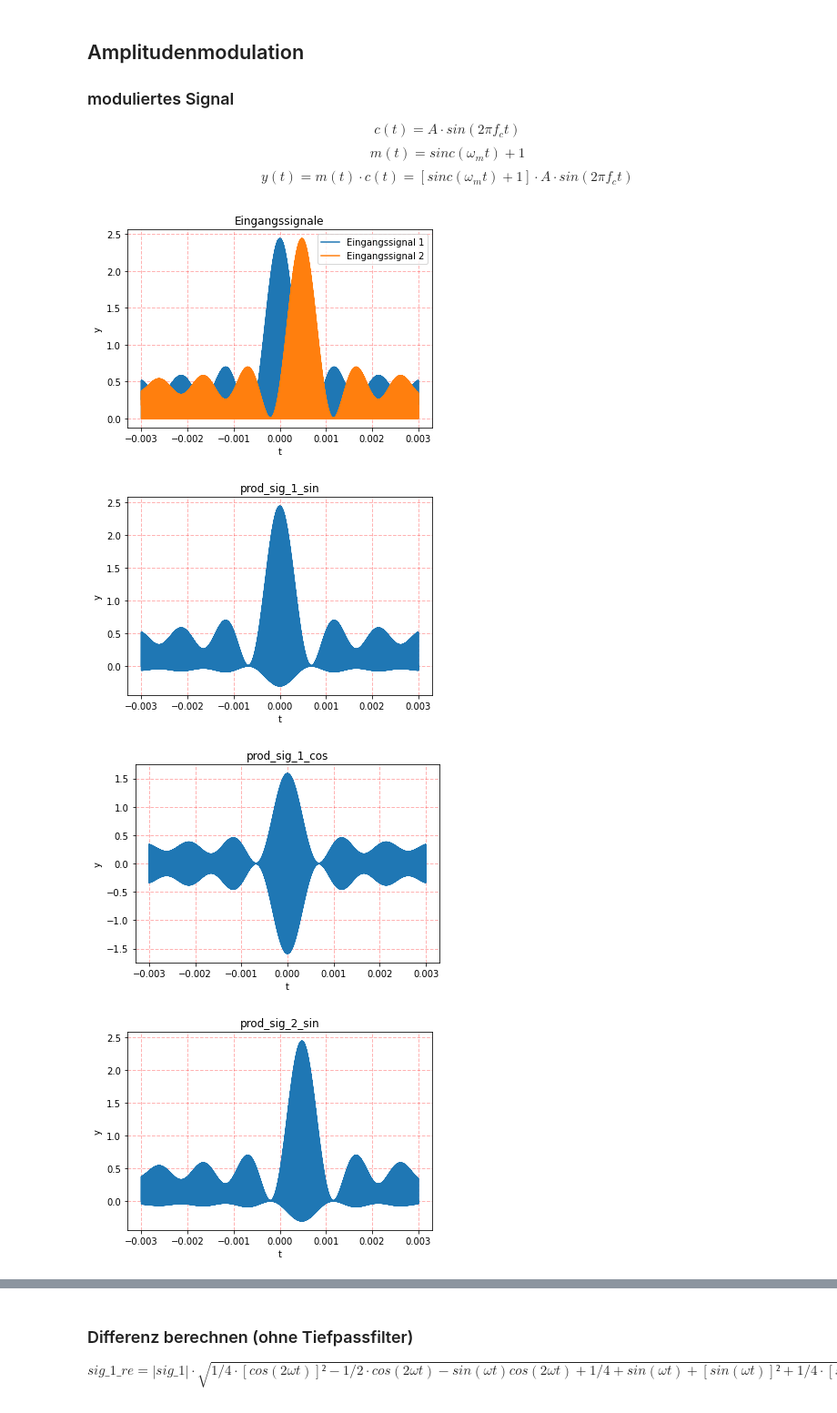
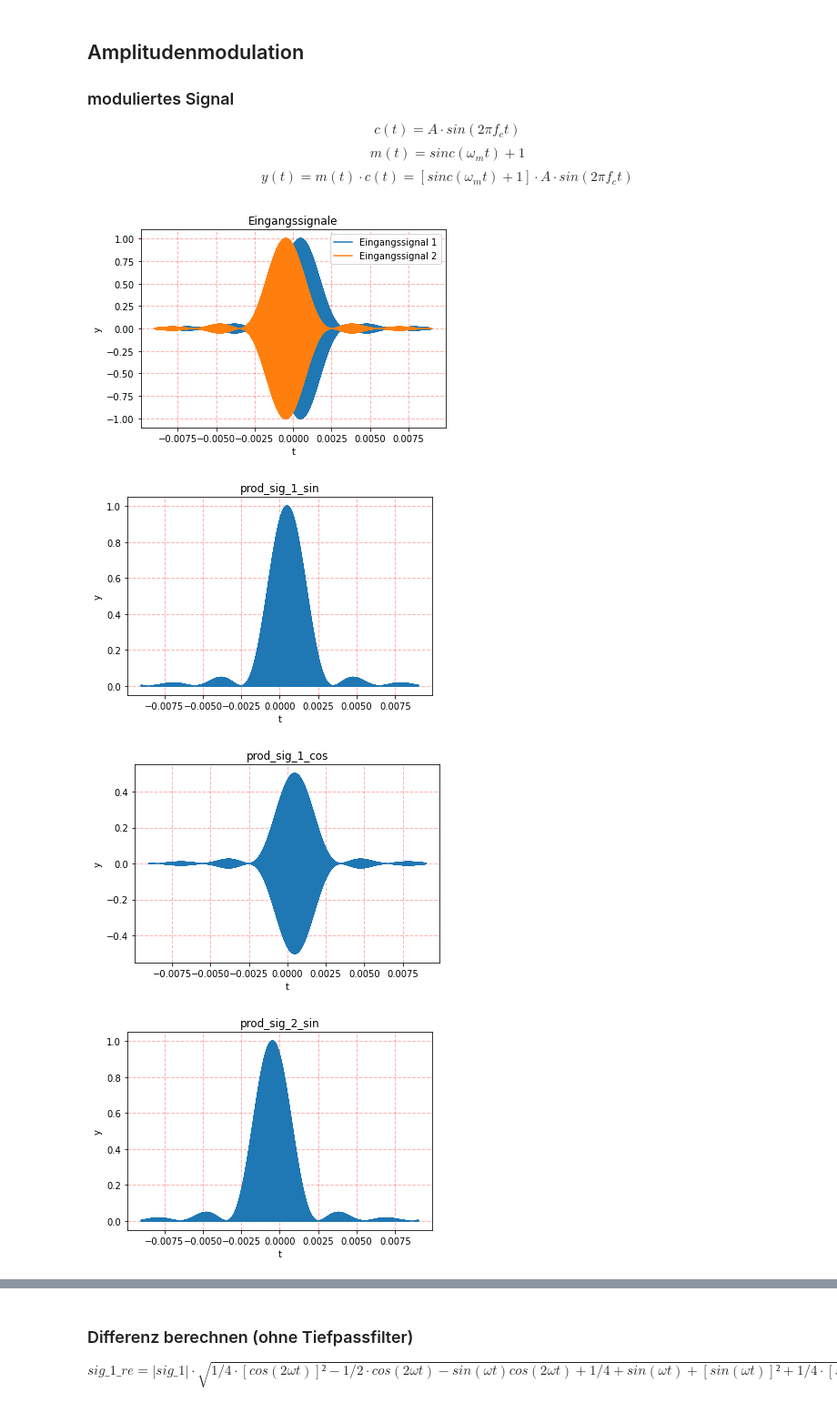
Before and after one commit to QidiLiu/Simulation_LIA, a Jupyter notebook: Simulation_LIA.ipynb, the cells around one changed output, grey strips where cells are left out. Shown at 91% size. Cells and saved outputs as stored; diff of their text form; code cells hidden in the pictures.

```diff
--- a/Simulation_LIA.ipynb
+++ b/Simulation_LIA.ipynb
@@ -35,40 +35,42 @@ T = 1/freq
 # Modulationssignal
 T_m = 0.003 # "Periode" der Sinc-funktion
 omega_m = 2*np.pi * (1/T_m)
-verschob_phase = -1
+verschob_phase = 1
 
 # Parameter von Sample
 freq_sample = 125000000
 step = 1/freq_sample
 
 #----------------------------------
 # Moduliertes Signal
 #----------------------------------
-t = np.arange(-T_m, T_m, step) # Sample
-sig_1 = (np.sinc(omega_m*t)+0.22) * (np.sin(2*np.pi*freq*t)+1)
-sig_2 = (np.sinc(omega_m*t + verschob_phase)+0.22) * (np.sin(2*np.pi*freq*t)+1) # moduliertes Signal mit verschoben Phasen
+t = np.arange(-3*T_m, 3*T_m, step) # Sample
+z1 = omega_m*t - verschob_phase
+z2 = omega_m*t + verschob_phase
+sig_1 = 1* (np.sin(z1/2)/(z1/2))**2 * np.sin(2*np.pi*freq*t)
+sig_2 = (np.sin(z2/2)/(z2/2))**2 * np.sin(2*np.pi*freq*t) # moduliertes Signal mit verschoben Phasen
 plt.plot(t, sig_1, label='Eingangssignal 1')
 plt.plot(t, sig_2, label='Eingangssignal 2')
 plt.grid(color='r', linestyle='--', linewidth=1,alpha=0.3)
 plt.xlabel('t')
 plt.ylabel('y')
 plt.legend()
 plt.title('Eingangssignale')
 plt.show()
 
 #----------------------------------
 # Mixer
 #----------------------------------
 prod_sig_1_sin = sig_1 * np.sin(omega*t)
 prod_sig_1_cos = sig_1 * np.cos(omega*t)
 prod_sig_2_sin = sig_2 * np.sin(omega*t)
 prod_sig_2_cos = sig_2 * np.cos(omega*t)
 plot_sig(prod_sig_1_sin, 'prod_sig_1_sin')
 plot_sig(prod_sig_1_cos, 'prod_sig_1_cos')
 plot_sig(prod_sig_2_sin, 'prod_sig_2_sin')
 plot_sig(prod_sig_2_cos, 'prod_sig_2_cos')
 # %% [output]
-[figure, old version]
+[figure, new version]
-[figure, old version]
+[figure, new version]
-[figure, old version]
+[figure, new version]
-[figure, old version]
+[figure, new version]
```
Also changed, not shown: parts of 8 cells of this notebook.
